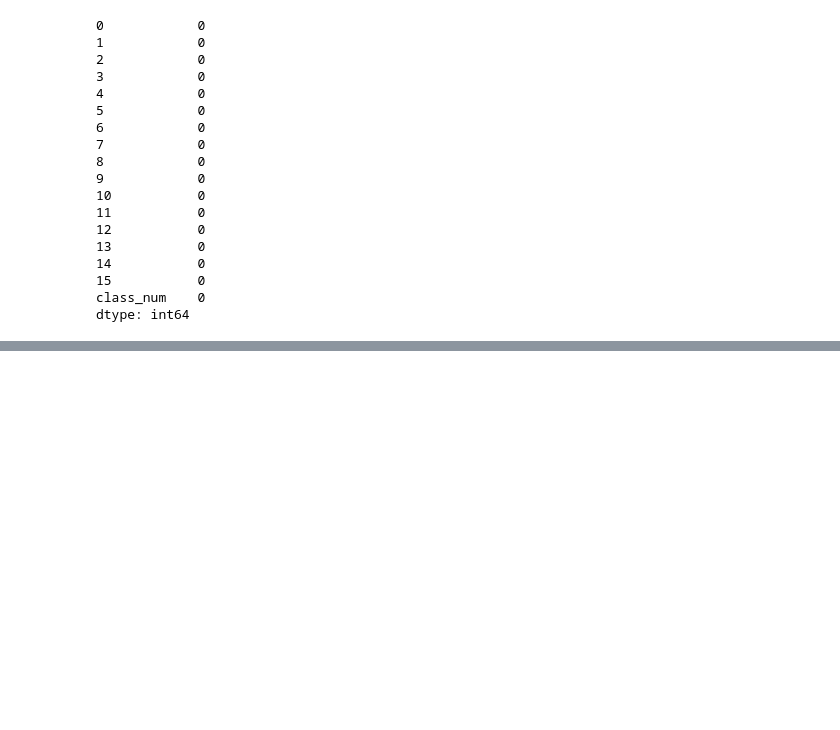
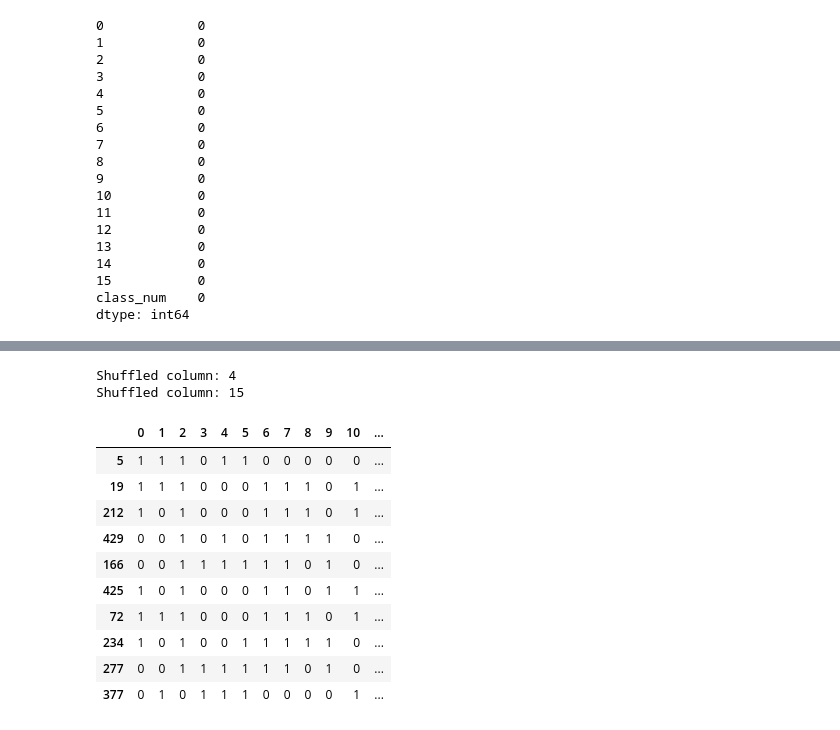
Before and after one commit to slawry00/CSCI447, a Jupyter notebook: Project1/Project1.ipynb, the cells around one changed output, grey strips where cells are left out. Saved outputs shown, nothing was run; the diff lists cells and outputs as text; code cells hidden in the pictures; blank space fills up the shorter version.

```diff
--- a/Project1/Project1.ipynb
+++ b/Project1/Project1.ipynb
@@ -433,0 +522,22 @@ ten_percent
+# %%
+noisy_votes = votes.copy(deep=True)
+ten_percent = math.ceil((len(noisy_votes.columns)-1)/10) # dont want to shuffle the target
+shuffle_cols = np.random.choice(range(len(noisy_votes.columns)-1), size=ten_percent, replace=False)
+for col in shuffle_cols:
+    noisy_votes.iloc[:,0] = noisy_votes.iloc[:,0].sample(frac=1).values
+    print("Shuffled column:", col)
+noisy_votes.sample(10)
+# %% [output]
+Shuffled column: 4
+Shuffled column: 15
+|  | 0 | 1 | 2 | 3 | 4 | 5 | 6 | 7 | 8 | 9 | 10 | ... |
+| 5 | 1 | 1 | 1 | 0 | 1 | 1 | 0 | 0 | 0 | 0 | 0 | ... |
+| 19 | 1 | 1 | 1 | 0 | 0 | 0 | 1 | 1 | 1 | 0 | 1 | ... |
+| 212 | 1 | 0 | 1 | 0 | 0 | 0 | 1 | 1 | 1 | 0 | 1 | ... |
+| 429 | 0 | 0 | 1 | 0 | 1 | 0 | 1 | 1 | 1 | 1 | 0 | ... |
+| 166 | 0 | 0 | 1 | 1 | 1 | 1 | 1 | 1 | 0 | 1 | 0 | ... |
+| 425 | 1 | 0 | 1 | 0 | 0 | 0 | 1 | 1 | 0 | 1 | 1 | ... |
+| 72 | 1 | 1 | 1 | 0 | 0 | 0 | 1 | 1 | 1 | 0 | 1 | ... |
+| 234 | 1 | 0 | 1 | 0 | 0 | 1 | 1 | 1 | 1 | 1 | 0 | ... |
+| 277 | 0 | 0 | 1 | 1 | 1 | 1 | 1 | 1 | 0 | 1 | 0 | ... |
+| 377 | 0 | 1 | 0 | 1 | 1 | 1 | 0 | 0 | 0 | 0 | 1 | ... |
```
Also changed, not shown: parts of 17 cells of this notebook.
